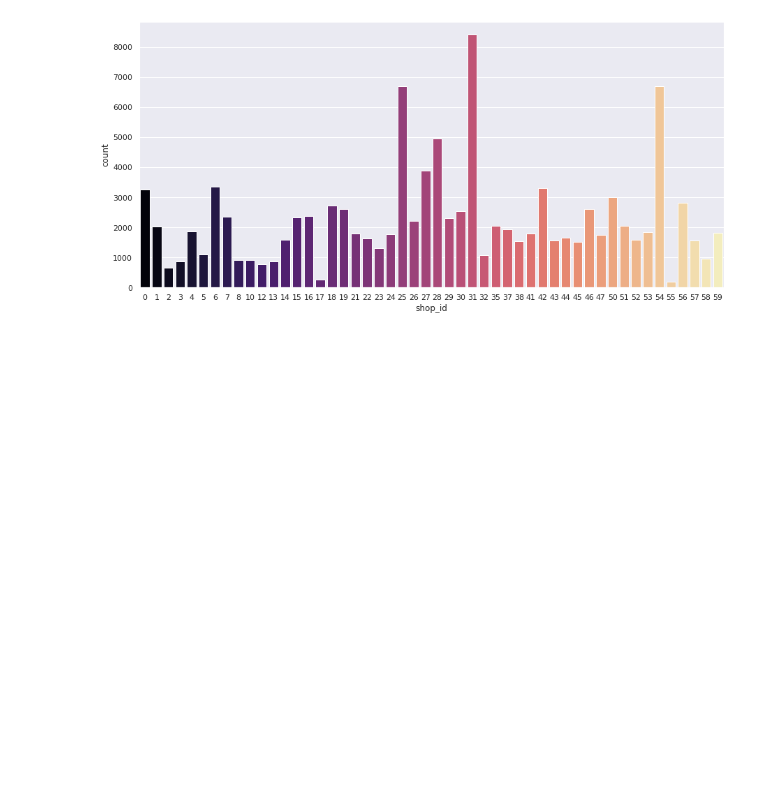
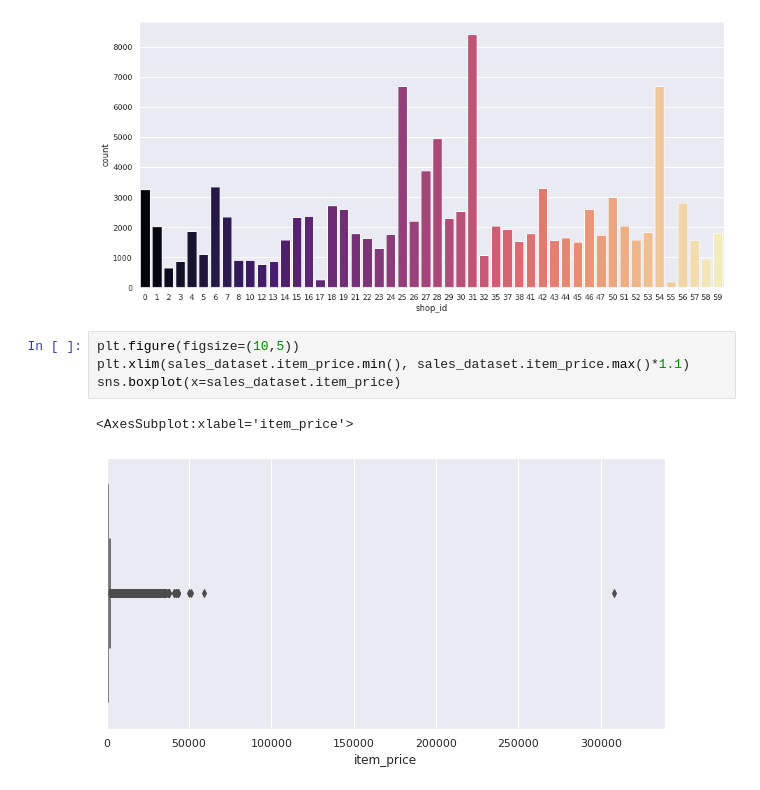
Before and after one commit to chaitsugale/Predict_Future_Sale, a Jupyter notebook: predict-future-sales-2022.ipynb, the cells around one changed output. Drawn from its saved outputs; the diff is of its cells as text; blank space fills up the shorter version.

Commit message:
Kaggle Notebook | Predict Future Sales 2022 | Version 7

```diff
--- a/predict-future-sales-2022.ipynb
+++ b/predict-future-sales-2022.ipynb
@@ -348,3 +348,10 @@ sns.countplot(sales_dataset[(sales_dataset.month == 2) & (sales_dataset.year ==
 # %% [output]
 <AxesSubplot:xlabel='shop_id', ylabel='count'>
 [figure]
+# %%
+plt.figure(figsize=(10,5))
+plt.xlim(sales_dataset.item_price.min(), sales_dataset.item_price.max()*1.1)
+sns.boxplot(x=sales_dataset.item_price)
+# %% [output]
+<AxesSubplot:xlabel='item_price'>
+[figure, added]
```
Also changed, not shown: parts of 10 cells of this notebook.
